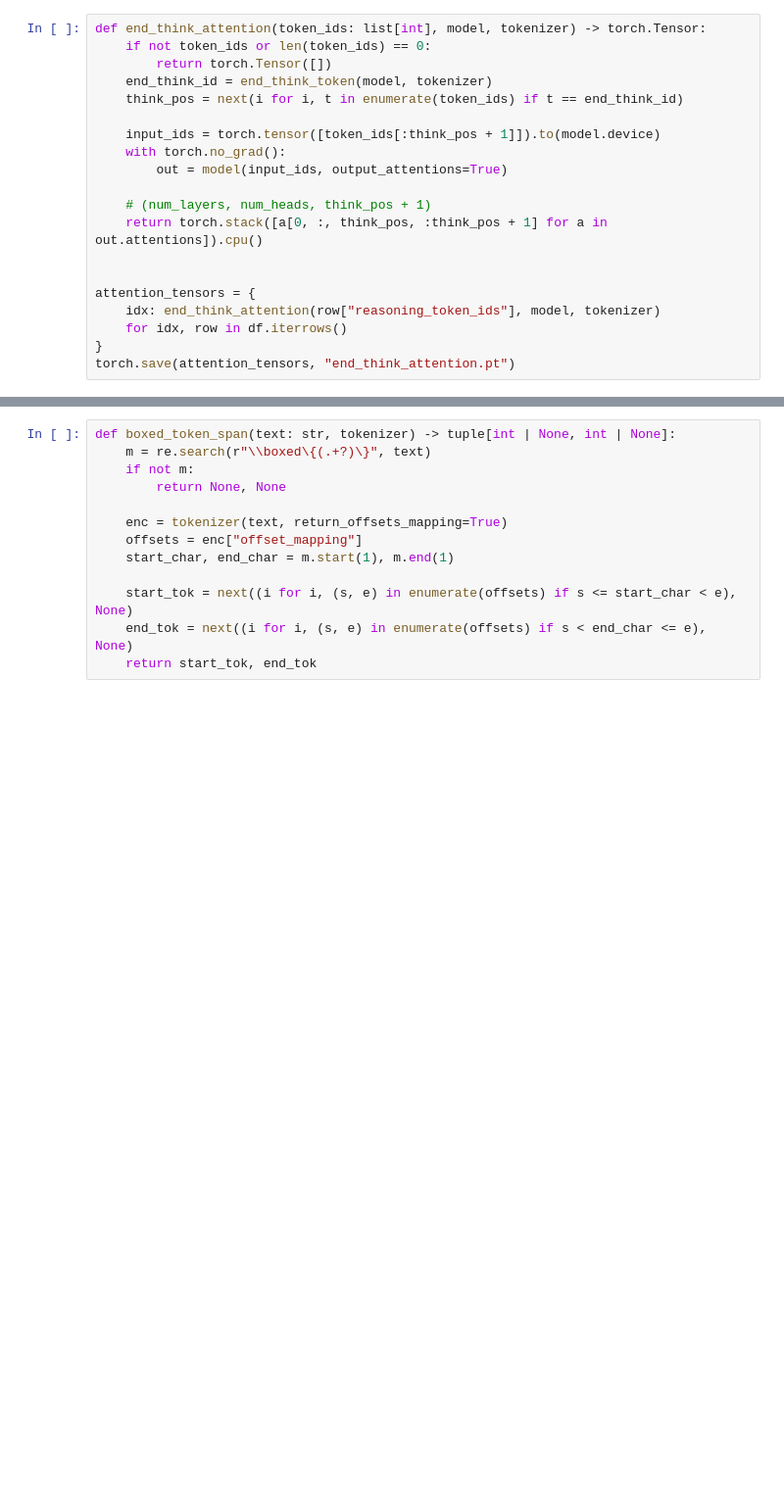
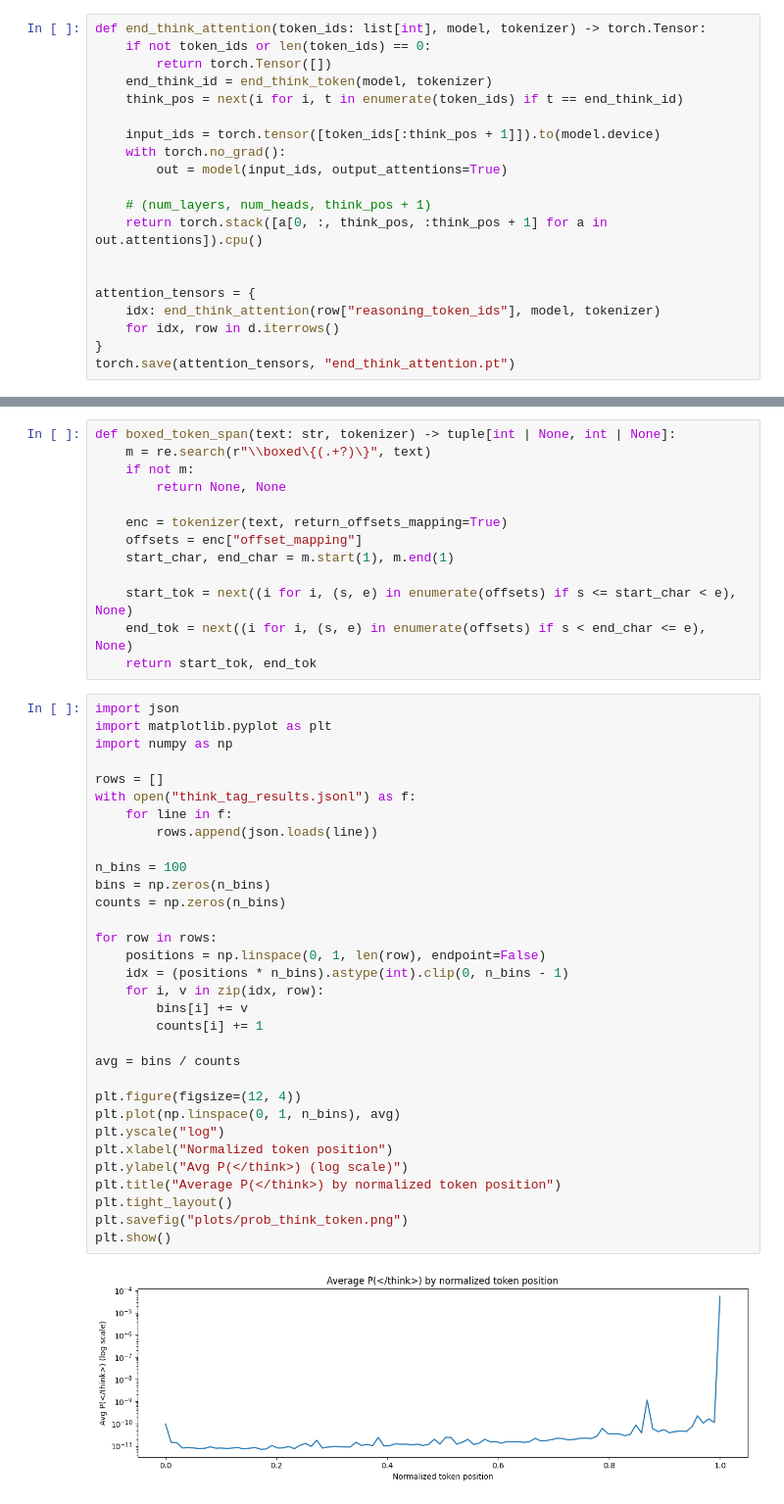
Before and after one commit to lbernick/cot_legibility, a Jupyter notebook: explore_qwq.ipynb, the cells around one changed output, grey strips where cells are left out. Shown at 98% size. Saved outputs shown, nothing was run; the diff lists cells and outputs as text; blank space fills up the shorter version.

```diff
--- a/explore_qwq.ipynb
+++ b/explore_qwq.ipynb
@@ -519,7 +513,7 @@ def end_think_attention(token_ids: list[int], model, tokenizer) -> torch.Tensor:
 
 attention_tensors = {
     idx: end_think_attention(row["reasoning_token_ids"], model, tokenizer)
-    for idx, row in df.iterrows()
+    for idx, row in d.iterrows()
 }
 torch.save(attention_tensors, "end_think_attention.pt")
 # %%
@@ -2042,3 +2038,37 @@ def boxed_token_span(text: str, tokenizer) -> tuple[int | None, int | None]:
     start_tok = next((i for i, (s, e) in enumerate(offsets) if s <= start_char < e), None)
     end_tok = next((i for i, (s, e) in enumerate(offsets) if s < end_char <= e), None)
     return start_tok, end_tok
+# %%
+import json
+import matplotlib.pyplot as plt
+import numpy as np
+
+rows = []
+with open("think_tag_results.jsonl") as f:
+    for line in f:
+        rows.append(json.loads(line))
+
+n_bins = 100
+bins = np.zeros(n_bins)
+counts = np.zeros(n_bins)
+
+for row in rows:
+    positions = np.linspace(0, 1, len(row), endpoint=False)
+    idx = (positions * n_bins).astype(int).clip(0, n_bins - 1)
+    for i, v in zip(idx, row):
+        bins[i] += v
+        counts[i] += 1
+
+avg = bins / counts
+
+plt.figure(figsize=(12, 4))
+plt.plot(np.linspace(0, 1, n_bins), avg)
+plt.yscale("log")
+plt.xlabel("Normalized token position")
+plt.ylabel("Avg P(</think>) (log scale)")
+plt.title("Average P(</think>) by normalized token position")
+plt.tight_layout()
+plt.savefig("plots/prob_think_token.png")
+plt.show()
+# %% [output]
+[figure, added]
```
Also changed, not shown: parts of 98 cells of this notebook.
